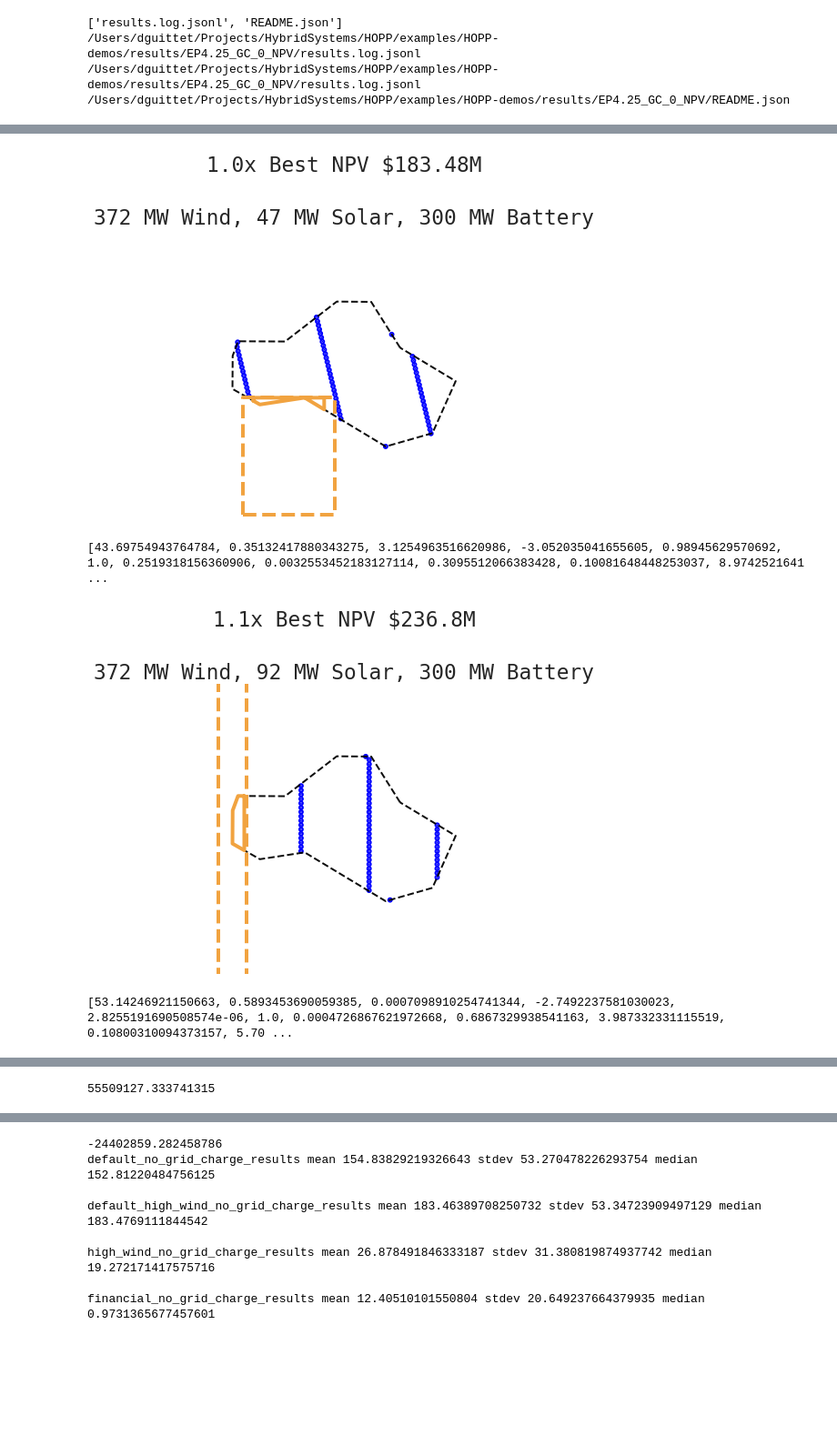
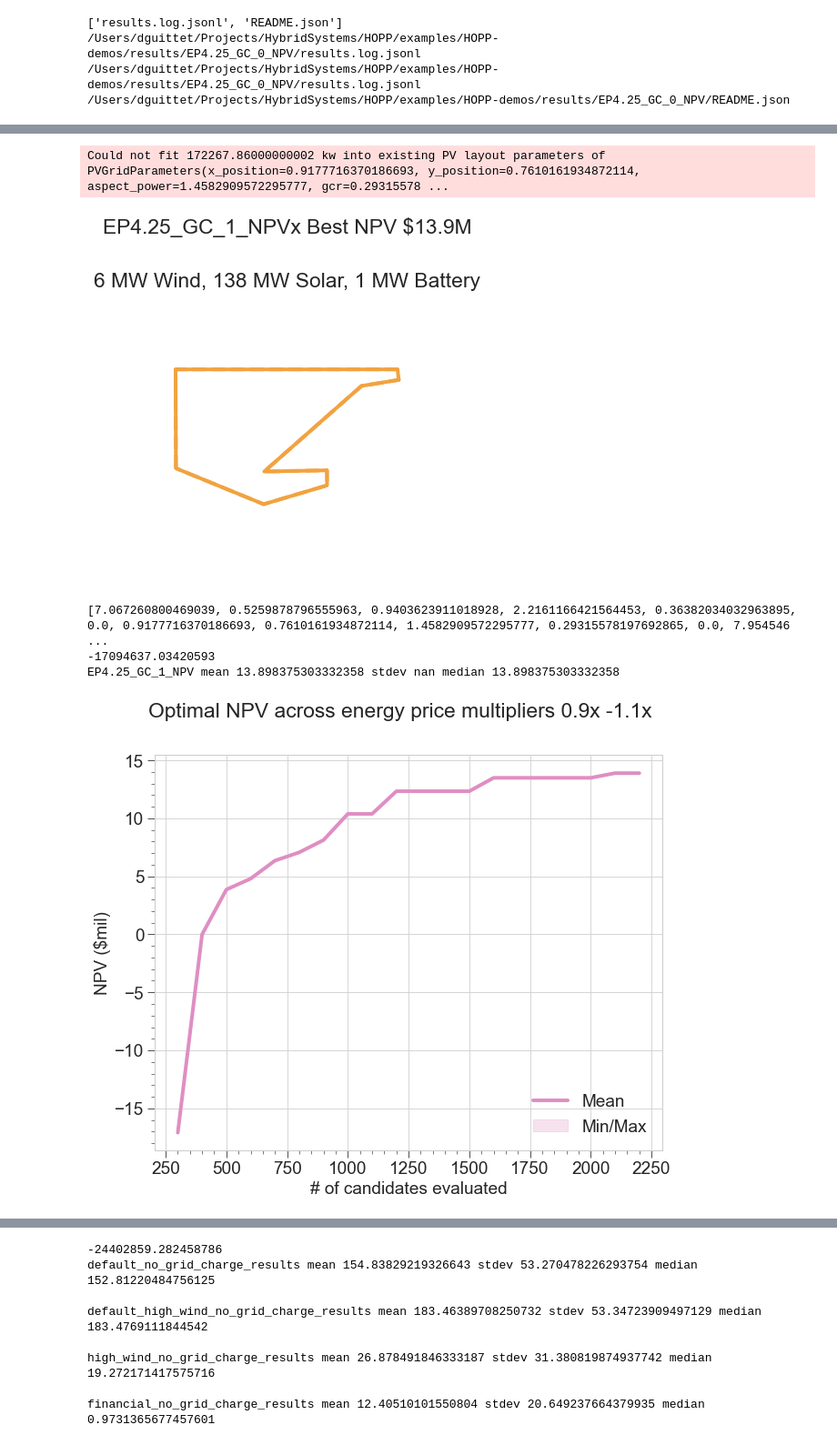
Before and after one commit to dguittet/HOPP-demos, a Jupyter notebook: results/Plot_Outputs.ipynb, the cells around one changed output, grey strips where cells are left out. Shown at 91% size. Cells and saved outputs as stored; diff of their text form; code cells hidden in the pictures; blank space fills up the shorter version.

```diff
--- a/results/Plot_Outputs.ipynb
+++ b/results/Plot_Outputs.ipynb
@@ -295,8 +295,6 @@ def load_results(path, run_group, index='iteration'):
 #         match = run_name_extractor.match(d)
 #         if not match:
 #             continue
-
-        run_name = d
 
         dir_path = os.path.join(path, d)
         print(dir_path)
@@ -326,7 +324,7 @@ def load_results(path, run_group, index='iteration'):
         if run_group not in data_sets:
             data_sets[run_group] = {}
         run_data_sets = data_sets[run_group]
-        run_data_sets[run_name] = data_set
+        run_data_sets[run_group] = data_set
 
     return data_sets
 
@@ -456,27 +454,23 @@ EP4.25_GC_0_NPV mean 13.018162345514863 stdev nan median 13.018162345514863
 [figure]
 -62115947.90928237
 # %%
-current_run = run_group = 'default_high_wind_no_grid_charge_results'
+current_run = run_group = 'EP4.25_GC_1_NPV'
 runs = data_sets[run_group]
 site_fig_size = (5,7)
-best_solution, evaluation, score, baseline_value = plot_sites(taltal_site, directory + "/" + run_group + "/README.json", runs, run_group, site_fig_size)
+best_solution, evaluation, score, baseline_value = plot_sites(flatirons_site, runs, run_group, site_fig_size)
 
 ordering = [current_run]
 print(baseline_value)
 fig, ax, ax2 = plot_perf(aggregated_data_sets, 0.1, ordering)
 plt.legend(["Mean", "Min/Max"], loc='lower right')
 
-# ax.set_ylim(3.1, 4.5)
-# ax.set_yticks([3.5, 4.0, 4.5])
-# ax.set_xlim(0, 50000)
-# ax.set_xticks([0,10000,20000,30000,40000,50000])
-# ax2.set_yticks([219, 220, 221])
 plt.suptitle("Optimal NPV across energy price multipliers 0.9x -1.1x")
 plt.show()
-# plt.savefig(name + 'progress.svg')
 print(baseline_value)
 # %% [output]
+Could not fit 172267.86000000002 kw into existing PV layout parameters of PVGridParameters(x_position=0.9177716370186693, y_position=0.7610161934872114, aspect_power=1.4582909572295777, gcr=0.29315578 ...
-[figure, old version]
+[figure, new version]
-[43.69754943764784, 0.35132417880343275, 3.1254963516620986, -3.052035041655605, 0.98945629570692, 1.0, 0.2519318156360906, 0.0032553452183127114, 0.3095512066383428, 0.10081648448253037, 8.9742521641 ...
+[7.067260800469039, 0.5259878796555963, 0.9403623911018928, 2.2161166421564453, 0.36382034032963895, 0.0, 0.9177716370186693, 0.7610161934872114, 1.4582909572295777, 0.29315578197692865, 0.0, 7.954546 ...
+-17094637.03420593
+EP4.25_GC_1_NPV mean 13.898375303332358 stdev nan median 13.898375303332358
-[figure, old version]
+[figure, new version]
-[53.14246921150663, 0.5893453690059385, 0.0007098910254741344, -2.7492237581030023, 2.8255191690508574e-06, 1.0, 0.0004726867621972668, 0.6867329938541163, 3.987332331115519, 0.10800310094373157, 5.70 ...
@@ -488,2 +478 @@ default_high_wind_no_grid_charge_results mean 183.46389708250732 stdev 53.347239
-55509127.333741315
 # %%
```
Also changed, not shown: parts of 9 cells of this notebook, 5 other files.
